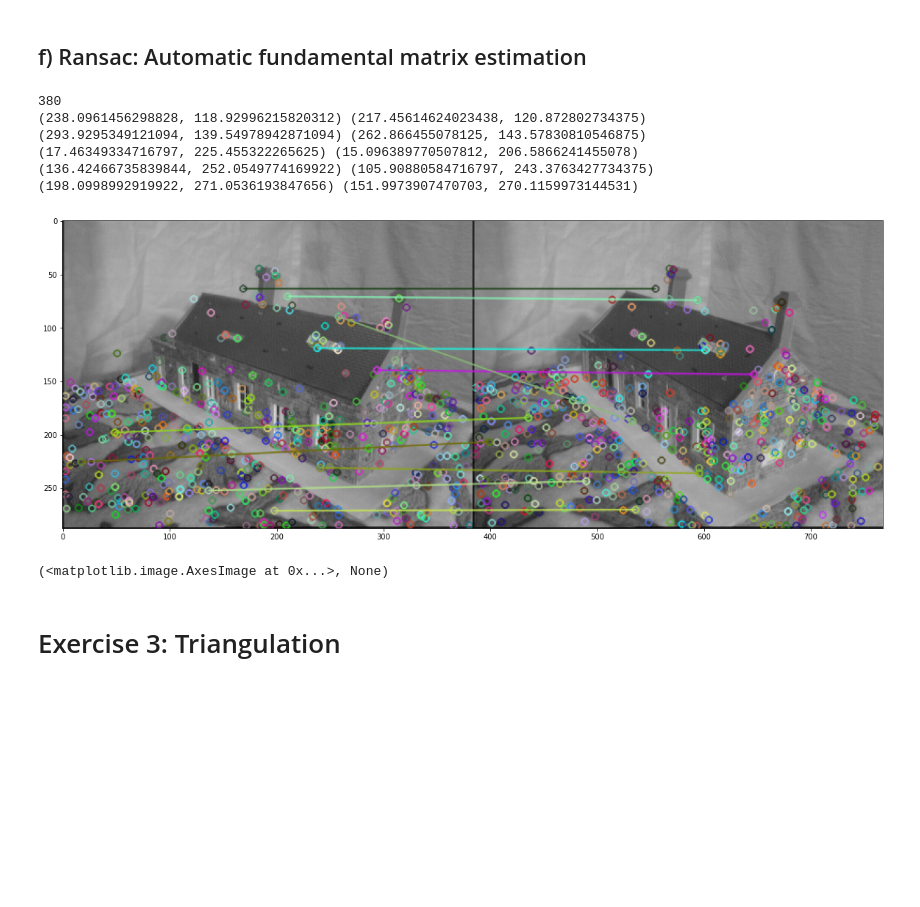
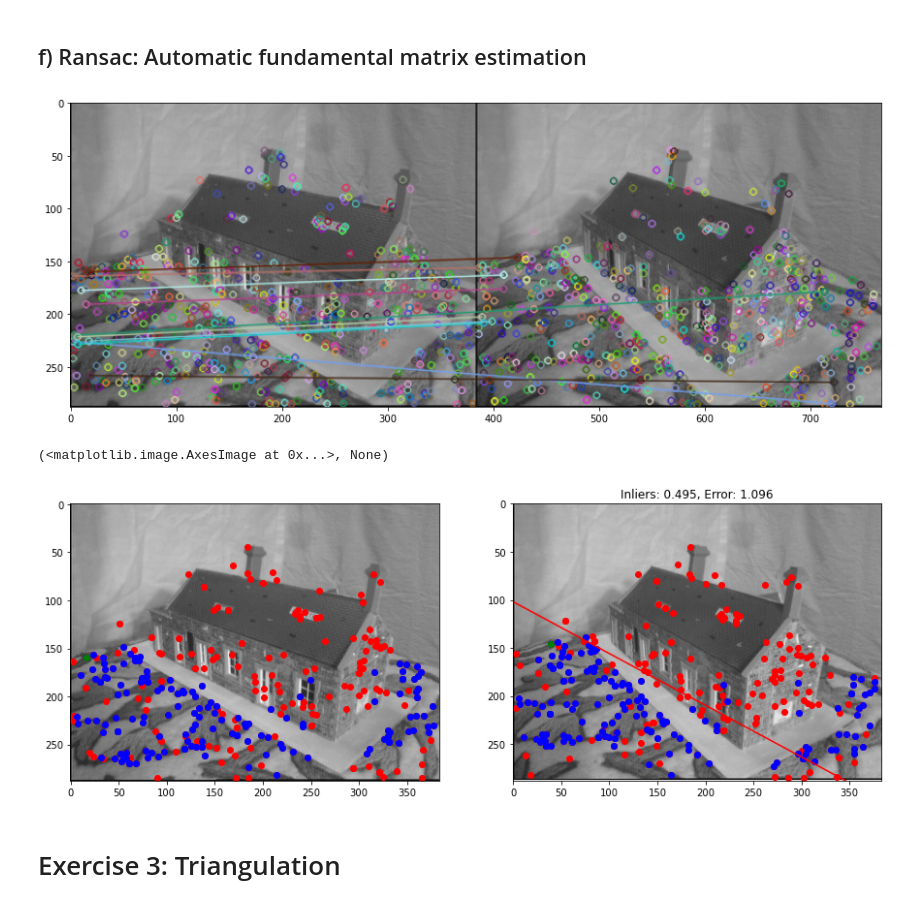
Before and after one commit to gendestry/UZ_Naloga5, a Jupyter notebook: assignment.ipynb, the cells around one changed output. Drawn from its saved outputs; the diff is of its cells as text; code cells hidden in the pictures; blank space fills up the shorter version.

```diff
--- a/assignment.ipynb
+++ b/assignment.ipynb
@@ -203,30 +203,50 @@ plt.show()
 # %%
 sift = cv2.SIFT_create()
 house_key1, house_desc1 = sift.detectAndCompute(house1, None)
 house_key2, house_desc2 = sift.detectAndCompute(house2, None)
 
 bf = cv2.BFMatcher(normType=cv2.NORM_L2, crossCheck=True)
 house_matches = bf.match(house_desc1.astype(np.uint8), house_desc2.astype(np.uint8))
-house_matches = sorted(house_matches, key = lambda x:x.distance)
-
-for i in range(5):
+# house_matches = sorted(house_matches, key = lambda x:x.distance)
+house_match = np.zeros((len(house_matches),4))
+for i in range(len(house_matches)):
 	match = house_matches[i]
 	p1 = house_key1[match.queryIdx].pt
 	p2 = house_key2[match.trainIdx].pt
-	print(p1, p2)
+	house_match[i,:] = np.hstack([np.asarray(p1), np.asarray(p2)])
+house_auto_F, house_auto_inliers = ransac_fundamental(house_match, 100, 1)
+house_a_match_1 = house_match[:,0:2]
+house_a_match_2 = house_match[:,2:4]
 
 img3 = 0
 img3 = cv2.drawMatches(house1,house_key1,house2,house_key2,house_matches[:10], img3)
-plt.figure(figsize=(20,13))
+plt.figure(figsize=(15,10))
 plt.imshow(img3),plt.show()
 # %% [output]
+[figure, new version]
-380
-(238.0961456298828, 118.92996215820312) (217.45614624023438, 120.872802734375)
-(293.9295349121094, 139.54978942871094) (262.866455078125, 143.57830810546875)
-(17.46349334716797, 225.455322265625) (15.096389770507812, 206.5866241455078)
-(136.42466735839844, 252.0549774169922) (105.90880584716797, 243.3763427734375)
-(198.0998992919922, 271.0536193847656) (151.9973907470703, 270.1159973144531)
+(<matplotlib.image.AxesImage at 0x...>, None)
-[figure, old version]
-(<matplotlib.image.AxesImage at 0x...>, None)
+# %%
+house_ainl_1 = house_auto_inliers[:,0:2]
+house_ainl_2 = house_auto_inliers[:,2:4]
+house_ainl_rnd = house_auto_inliers[np.random.randint(0, len(house_auto_inliers))]
+
+plt.figure(figsize=(15, 10))
+h, w = house1.shape
+plt.subplot(1,2,1), plt.imshow(house1, cmap='gray')
+plt.scatter(house_a_match_1[:,0],house_a_match_1[:,1], c='red')
+plt.scatter(house_ainl_1[:,0], house_ainl_1[:,1], c='blue')
+plt.scatter(house_ainl_rnd[0], house_ainl_rnd[1], c='green')
+
+housea_proc_inliers = np.round(len(house_ainl_2) / len(house_a_match_2), 3)
+housea_error = np.round(reprojection_error(house_ainl_rnd[0:2],house_ainl_rnd[2:4], house_auto_F), 3)
+h, w = house2.shape
+plt.subplot(1,2,2), plt.imshow(house2, cmap='gray'), plt.title(f"Inliers: {housea_proc_inliers}, Error: {housea_error}")
+plt.scatter(house_a_match_2[:,0],house_a_match_2[:,1], c='red')
+plt.scatter(house_ainl_2[:,0], house_ainl_2[:,1], c='blue')
+plt.scatter(house_ainl_rnd[2], house_ainl_rnd[3], c='green')
+e = np.array([house_ainl_rnd[2], house_ainl_rnd[3], 1])
+draw_epiline(house_auto_F @ e, h, w)
+# %% [output]
+[figure, added]
 # %% [markdown]
 # Exercise 3: Triangulation
```
Also changed, not shown: parts of 3 cells of this notebook.
